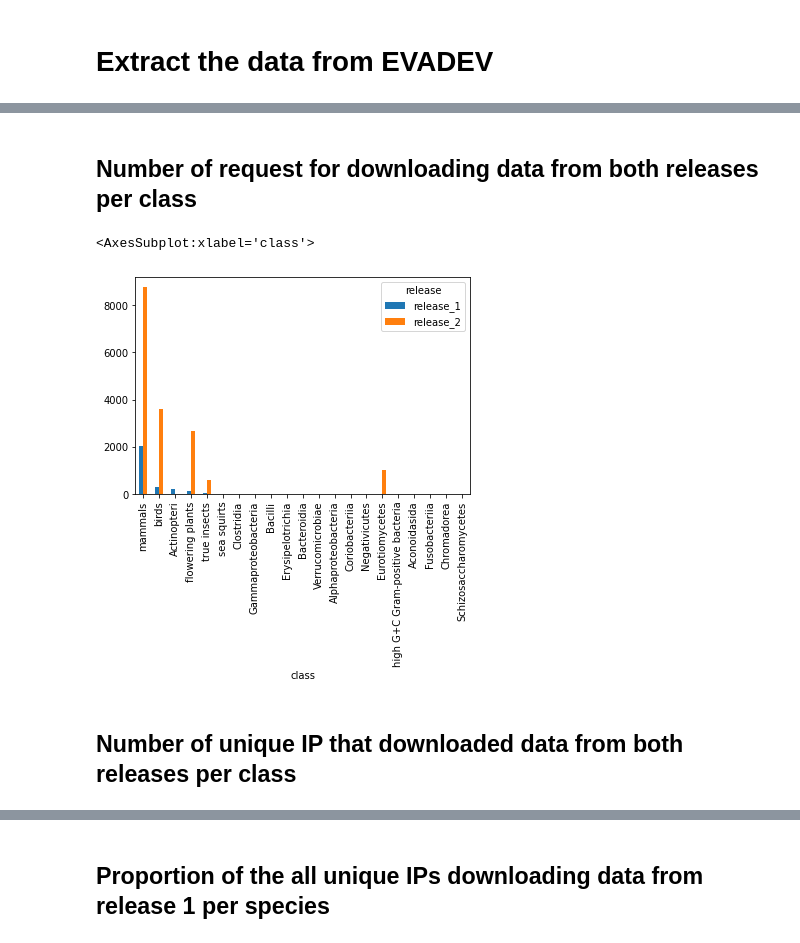
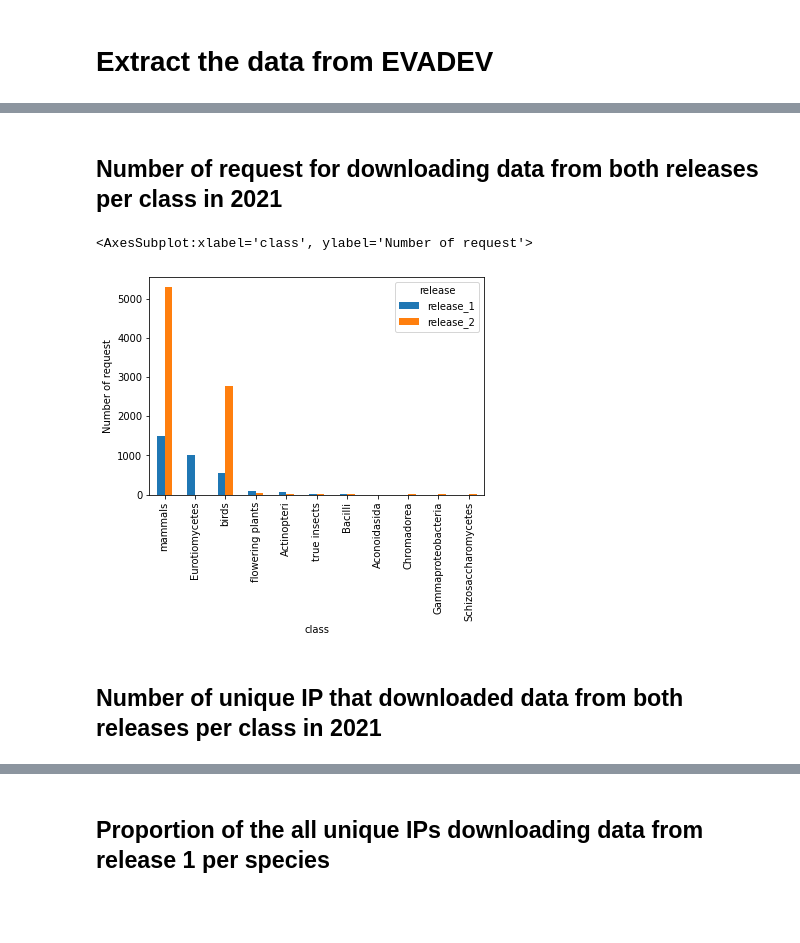
Before and after one commit to tcezard/eva-tasks, a Jupyter notebook: tasks/eva_2766/download_analysis.ipynb, the cells around one changed output, grey strips where cells are left out. Cells and saved outputs as stored; diff of their text form; code cells hidden in the pictures; blank space fills up the shorter version.

Commit message:
Add new graph download per quarter

```diff
--- a/tasks/eva_2766/download_analysis.ipynb
+++ b/tasks/eva_2766/download_analysis.ipynb
@@ -104,7 +101,6 @@ print(data[:10])
 import pandas as pd
 from datetime import datetime
 df = pd.DataFrame(data, columns =['event_ts', 'uhost', 'file_name', 'file_size'])
-df = df[(df['event_ts'] > datetime(year=2021, month=1, day=1)) & (df['event_ts'] < datetime(year=2022, month=1, day=1))]
 # %%
 filename_info_list = df['file_name'].apply(extract_information_from_release_filename)
 release = []
@@ -115,6 +111,8 @@ for key in keys:
 
 # remove any entry that does not have a class
 df = df[df['class']!='']
+df_2021 = df[(df['event_ts'] > datetime(year=2021, month=1, day=1)) & (df['event_ts'] < datetime(year=2022, month=1, day=1))]
+df_2020 = df[(df['event_ts'] > datetime(year=2020, month=1, day=1)) & (df['event_ts'] < datetime(year=2021, month=1, day=1))]
 # %% [output]
 No species information found from species_term=Rat 10116
 No species information found from species_term=Mouse 10090
@@ -153,17 +185,17 @@ No species information found from species_term=Nile tilapia 8128
 # %% [markdown]
-## Number of request for downloading data from both releases per class
+## Number of request for downloading data from both releases per class in 2021
 # %%
 ## Number of request for downloading data from both releases per class
-groupped_df = df.groupby(['class', 'release']).uhost.count().unstack()
+groupped_df = df_2021.groupby(['class', 'release']).uhost.count().unstack()
 # Remove the rows where both release have no data
 groupped_df = groupped_df[groupped_df['release_1'].notnull() | groupped_df['release_2'].notnull()]
 groupped_df = groupped_df.sort_values('release_1', ascending=False)
 
-groupped_df.plot(kind='bar', y=['release_1', 'release_2'])
+groupped_df.plot(kind='bar', y=['release_1', 'release_2'], ylabel='Number of request')
 # %% [output]
-<AxesSubplot:xlabel='class'>
+<AxesSubplot:xlabel='class', ylabel='Number of request'>
-[figure, old version]
+[figure, new version]
 # %% [markdown]
-## Number of unique IP that downloaded data from both releases per class
+## Number of unique IP that downloaded data from both releases per class in 2021
 # %%
 ## Number of unique IP that downloaded data from both releases per class
```
Also changed, not shown: parts of 8 cells of this notebook.
